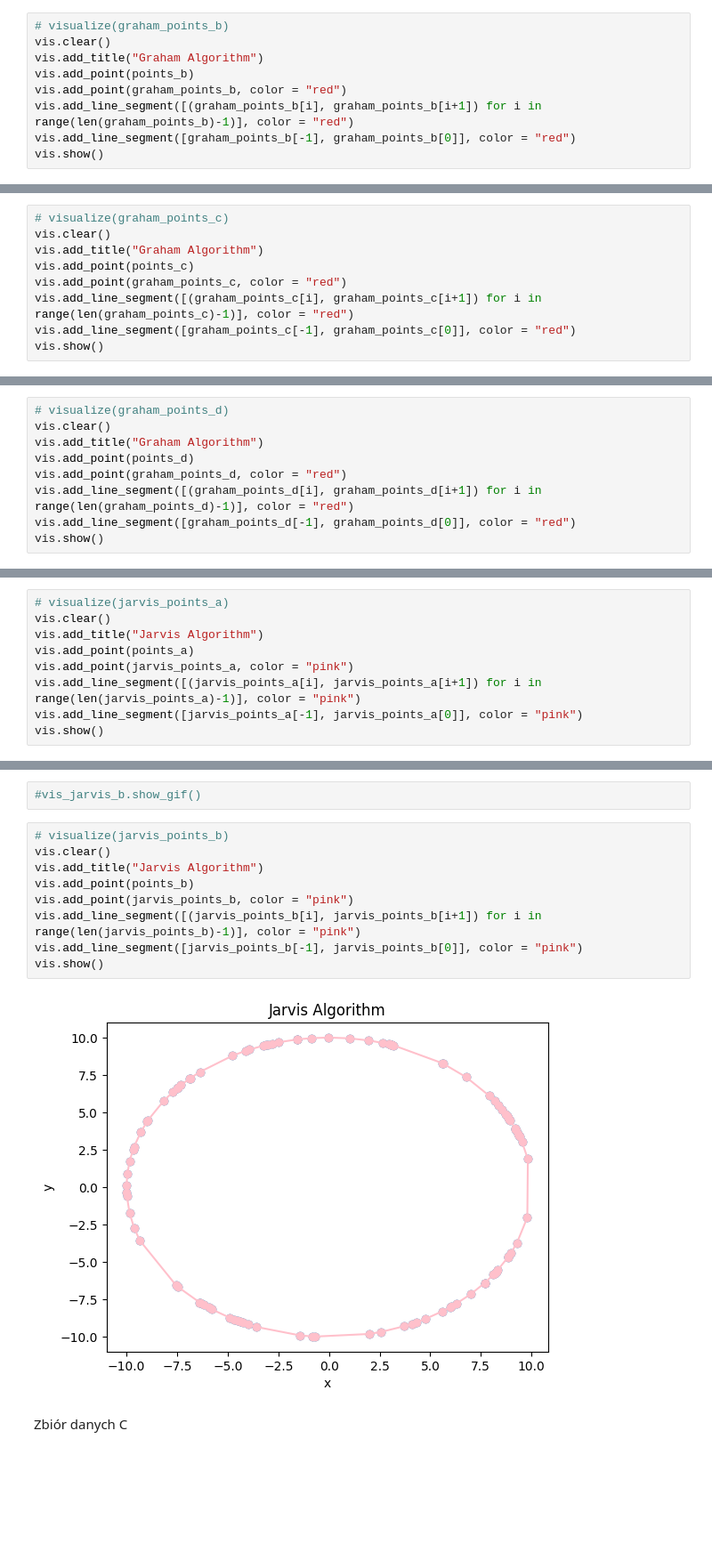
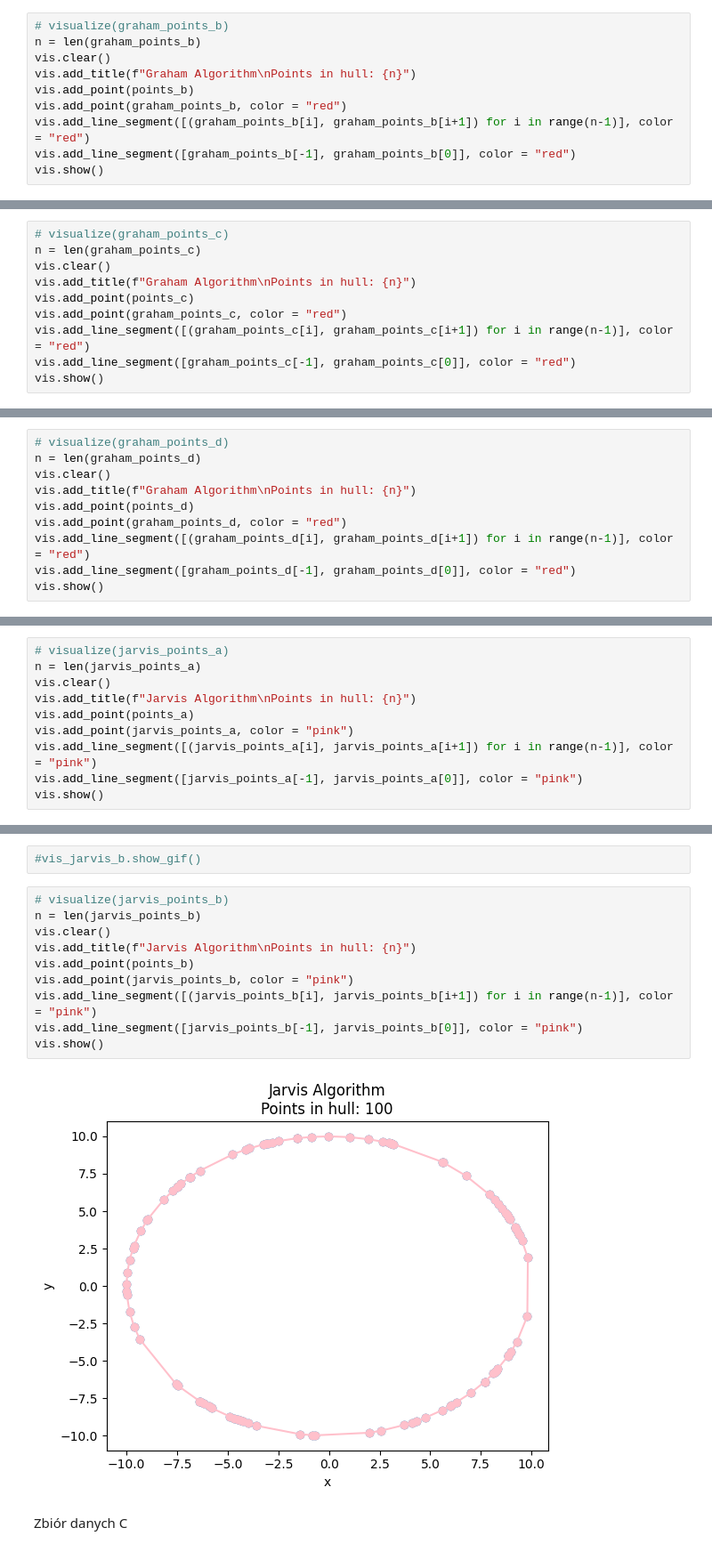
Before and after one commit to NCCMNT/Geometric-Algorithms, a Jupyter notebook: lab2/chmielewski_kod_2.ipynb, the cells around one changed output, grey strips where cells are left out. Shown at 89% size. Cells and saved outputs as stored; diff of their text form; blank space fills up the shorter version.

```diff
--- a/lab2/chmielewski_kod_2.ipynb
+++ b/lab2/chmielewski_kod_2.ipynb
@@ -511,10 +460,11 @@ vis_graham_b.show_gif()
 # %%
 # visualize(graham_points_b)
+n = len(graham_points_b)
 vis.clear()
-vis.add_title("Graham Algorithm")
+vis.add_title(f"Graham Algorithm\nPoints in hull: {n}")
 vis.add_point(points_b)
 vis.add_point(graham_points_b, color = "red")
-vis.add_line_segment([(graham_points_b[i], graham_points_b[i+1]) for i in range(len(graham_points_b)-1)], color = "red")
+vis.add_line_segment([(graham_points_b[i], graham_points_b[i+1]) for i in range(n-1)], color = "red")
 vis.add_line_segment([graham_points_b[-1], graham_points_b[0]], color = "red")
 vis.show()
 # %% [output]
@@ -527,11 +477,12 @@ graham_points_c, vis_graham_c = graham_algorithm_draw(points_c)
 #vis_graham_c.show_gif()
 # %%
 # visualize(graham_points_c)
+n = len(graham_points_c)
 vis.clear()
-vis.add_title("Graham Algorithm")
+vis.add_title(f"Graham Algorithm\nPoints in hull: {n}")
 vis.add_point(points_c)
 vis.add_point(graham_points_c, color = "red")
-vis.add_line_segment([(graham_points_c[i], graham_points_c[i+1]) for i in range(len(graham_points_c)-1)], color = "red")
+vis.add_line_segment([(graham_points_c[i], graham_points_c[i+1]) for i in range(n-1)], color = "red")
 vis.add_line_segment([graham_points_c[-1], graham_points_c[0]], color = "red")
 vis.show()
 # %% [output]
@@ -547,10 +498,11 @@ vis_graham_d.show_gif()
 # %%
 # visualize(graham_points_d)
+n = len(graham_points_d)
 vis.clear()
-vis.add_title("Graham Algorithm")
+vis.add_title(f"Graham Algorithm\nPoints in hull: {n}")
 vis.add_point(points_d)
 vis.add_point(graham_points_d, color = "red")
-vis.add_line_segment([(graham_points_d[i], graham_points_d[i+1]) for i in range(len(graham_points_d)-1)], color = "red")
+vis.add_line_segment([(graham_points_d[i], graham_points_d[i+1]) for i in range(n-1)], color = "red")
 vis.add_line_segment([graham_points_d[-1], graham_points_d[0]], color = "red")
 vis.show()
 # %% [output]
@@ -774,11 +726,12 @@ vis_jarvis_a.show_gif()
 [figure]
 # %%
 # visualize(jarvis_points_a)
+n = len(jarvis_points_a)
 vis.clear()
-vis.add_title("Jarvis Algorithm")
+vis.add_title(f"Jarvis Algorithm\nPoints in hull: {n}")
 vis.add_point(points_a)
 vis.add_point(jarvis_points_a, color = "pink")
-vis.add_line_segment([(jarvis_points_a[i], jarvis_points_a[i+1]) for i in range(len(jarvis_points_a)-1)], color = "pink")
+vis.add_line_segment([(jarvis_points_a[i], jarvis_points_a[i+1]) for i in range(n-1)], color = "pink")
 vis.add_line_segment([jarvis_points_a[-1], jarvis_points_a[0]], color = "pink")
 vis.show()
 # %% [output]
@@ -791,15 +744,16 @@ jarvis_points_b, vis_jarvis_b = jarvis_algorithm_draw(points_b)
 #vis_jarvis_b.show_gif()
 # %%
 # visualize(jarvis_points_b)
+n = len(jarvis_points_b)
 vis.clear()
-vis.add_title("Jarvis Algorithm")
+vis.add_title(f"Jarvis Algorithm\nPoints in hull: {n}")
 vis.add_point(points_b)
 vis.add_point(jarvis_points_b, color = "pink")
-vis.add_line_segment([(jarvis_points_b[i], jarvis_points_b[i+1]) for i in range(len(jarvis_points_b)-1)], color = "pink")
+vis.add_line_segment([(jarvis_points_b[i], jarvis_points_b[i+1]) for i in range(n-1)], color = "pink")
 vis.add_line_segment([jarvis_points_b[-1], jarvis_points_b[0]], color = "pink")
 vis.show()
 # %% [output]
-[figure, old version]
+[figure, new version]
 # %% [markdown]
 Zbiór danych C
 # %%
```
Also changed, not shown: parts of 18 cells of this notebook, 1 other file.
